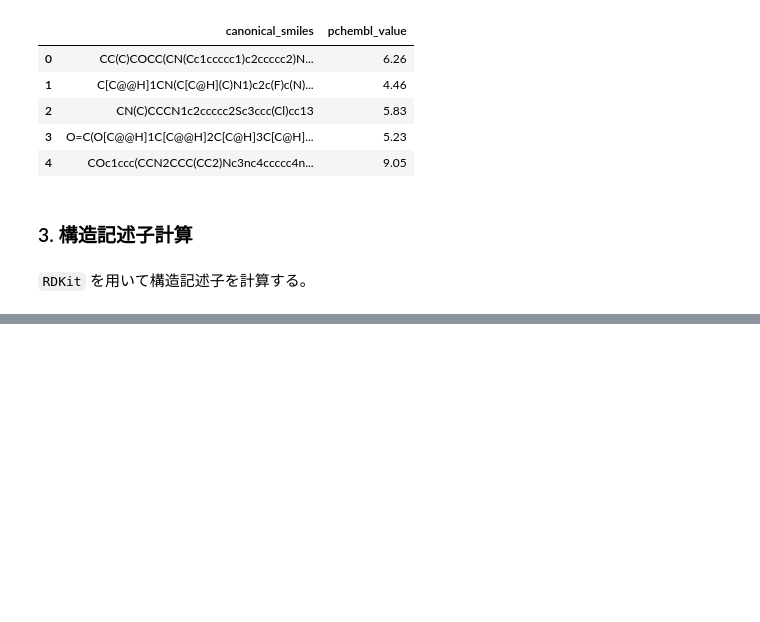
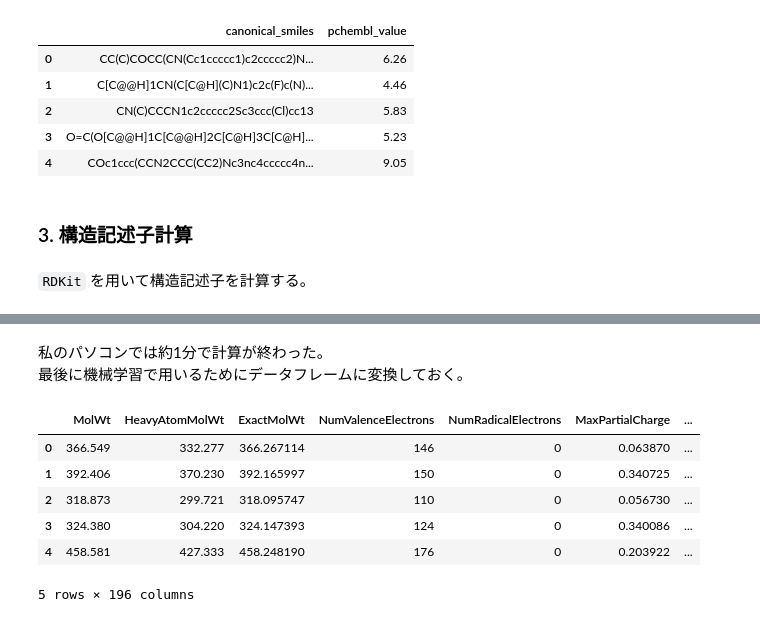
Before and after one commit to chemo-wakate/tutorial-7th, a Jupyter notebook: advanced/Statistics-analysis-example.ipynb, the cells around one changed output, grey strips where cells are left out. Saved outputs shown, nothing was run; the diff lists cells and outputs as text; code cells hidden in the pictures; blank space fills up the shorter version.

```diff
--- a/advanced/Statistics-analysis-example.ipynb
+++ b/advanced/Statistics-analysis-example.ipynb
@@ -229,0 +275,5 @@ df.head()
+# %%
+%%time
+calc = MoleculeDescriptors.MolecularDescriptorCalculator(names)
+descs = [calc.CalcDescriptors(mol) for mol in mols]
+descs
@@ -229,0 +283,14 @@ df.head()
+# %% [markdown]
+私のパソコンでは約1分で計算が終わった。
+最後に機械学習で用いるためにデータフレームに変換しておく。
+# %%
+descs = pd.DataFrame(descs, columns=names)
+descs.head()
+# %% [output]
+|  | MolWt | HeavyAtomMolWt | ExactMolWt | NumValenceElectrons | NumRadicalElectrons | MaxPartialCharge | ... |
+| 0 | 366.549 | 332.277 | 366.267114 | 146 | 0 | 0.063870 | ... |
+| 1 | 392.406 | 370.230 | 392.165997 | 150 | 0 | 0.340725 | ... |
+| 2 | 318.873 | 299.721 | 318.095747 | 110 | 0 | 0.056730 | ... |
+| 3 | 324.380 | 304.220 | 324.147393 | 124 | 0 | 0.340086 | ... |
+| 4 | 458.581 | 427.333 | 458.248190 | 176 | 0 | 0.203922 | ... |
+5 rows × 196 columns
```
Also changed, not shown: parts of 25 cells of this notebook.
